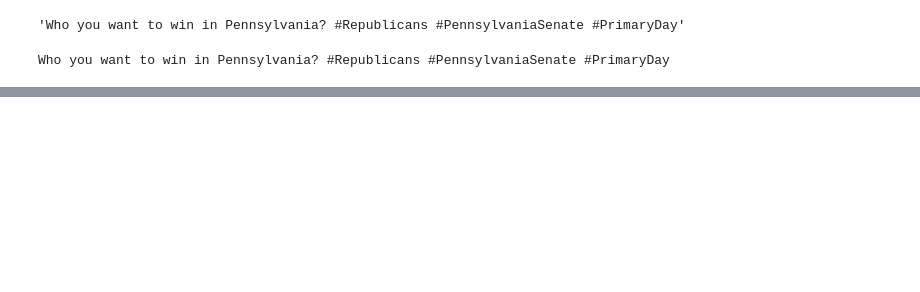
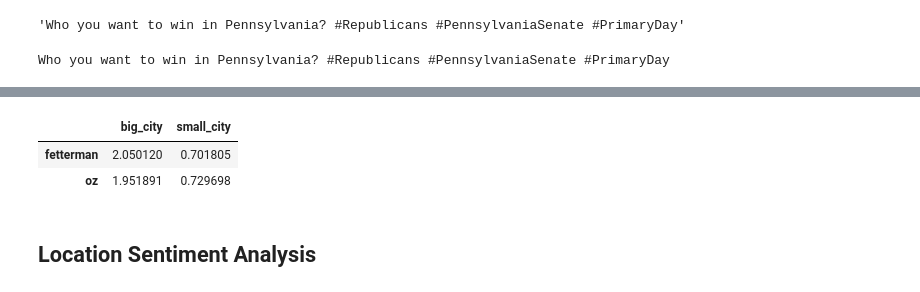
Before and after one commit to Mahathi2208/midterm-elections-sentiment-analysis, a Jupyter notebook: final_notebook.ipynb, the cells around one changed output, grey strips where cells are left out. Saved outputs shown, nothing was run; the diff lists cells and outputs as text; code cells hidden in the pictures; blank space fills up the shorter version.

```diff
--- a/final_notebook.ipynb
+++ b/final_notebook.ipynb
@@ -297,0 +314,2 @@ oz_df
+# %%
+data1=data[data['location'].isin(pa_cities['location'].values)]
@@ -297,0 +327,17 @@ oz_df
+# %%
+%%time
+city_lift_values = []
+candidates_list = ["fetterman", "oz",]
+cities = ["big_city", "small_city"]
+# "Fetterman", "Oz",
+co_mentions_dict = {}
+issues_lift_values = []
+for cand in candidates_list:
+    lift_value_tmp = []
+    for city in cities:
+        lift = get_lift_value(a_brand=cand, b_brand=city, comments=location_tweet, candidate_name_map=candidate_name_map)
+        lift_value_tmp.append(lift)
+    city_lift_values.append(lift_value_tmp)
+city_lift_values = pd.DataFrame(city_lift_values, columns=cities, index=candidates_list)
+city_lift_values
+# %% [output]
@@ -297,0 +346,5 @@ oz_df
+|  | big_city | small_city |
+| fetterman | 2.050120 | 0.701805 |
+| oz | 1.951891 | 0.729698 |
+# %% [markdown]
+## Location Sentiment Analysis
```
Also changed, not shown: parts of 19 cells of this notebook.
